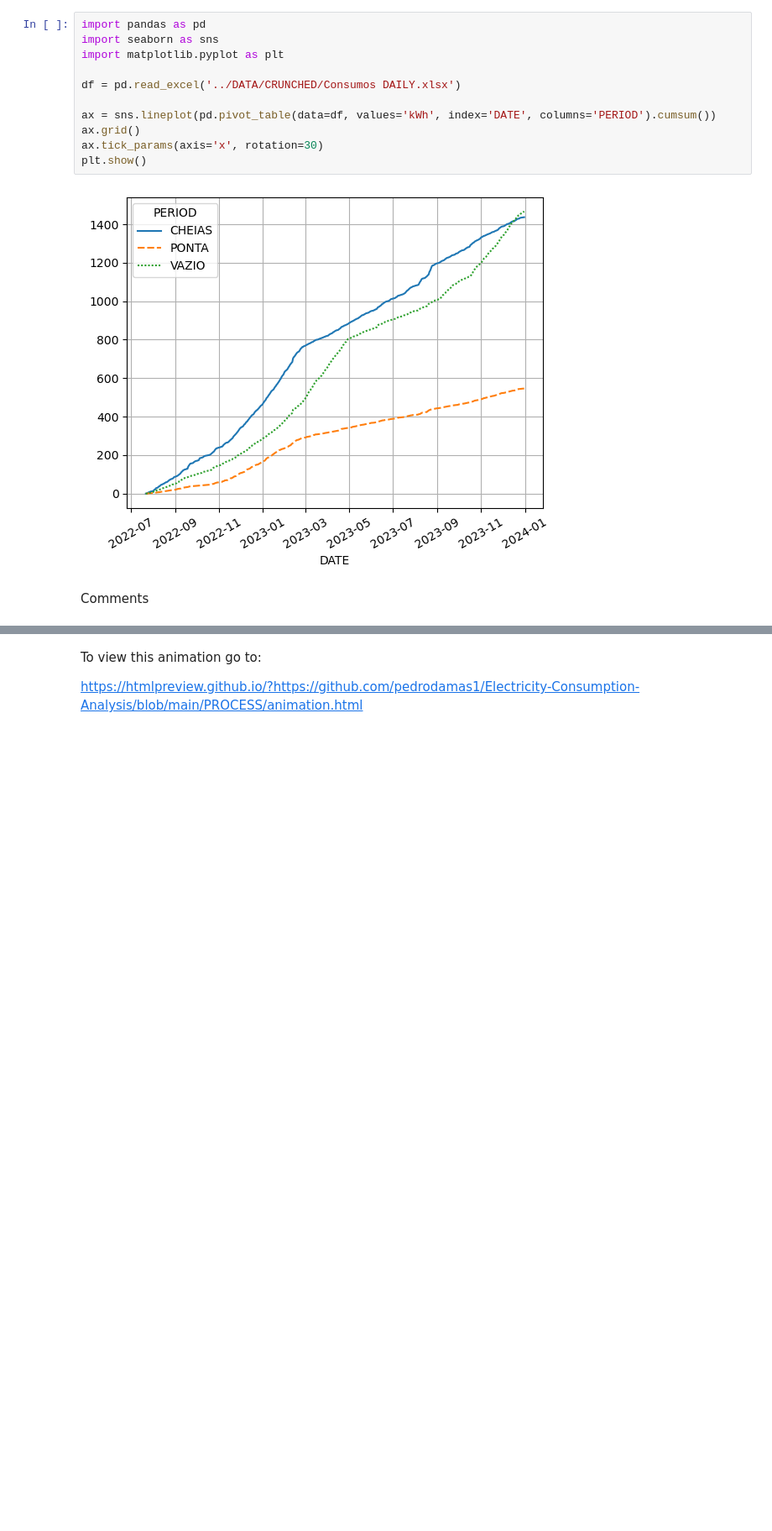
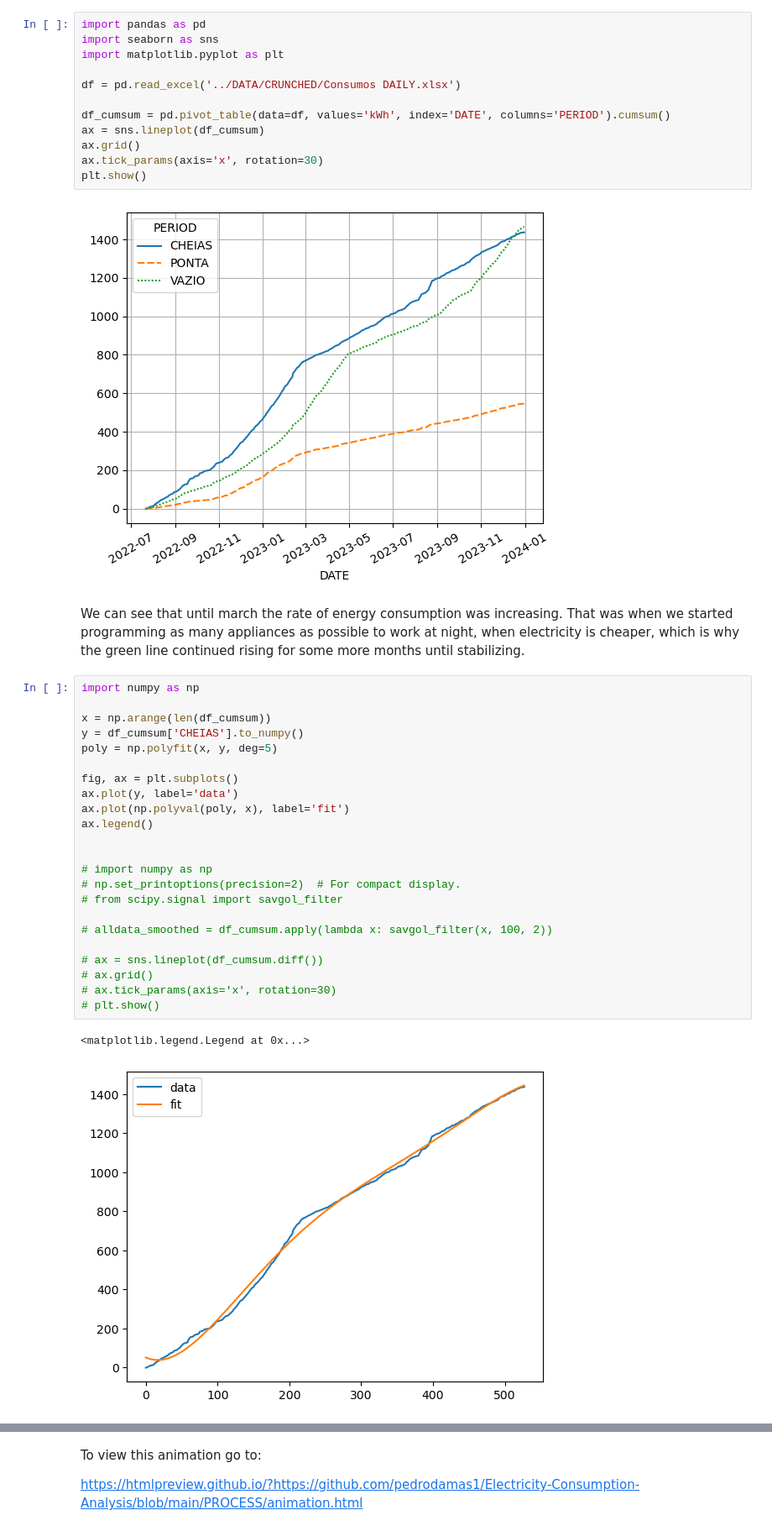
Before and after one commit to pedrodamas1/Electricity-Consumption-Analysis, a Jupyter notebook: PROCESS/6 - visualization.ipynb, the cells around one changed output, grey strips where cells are left out. Shown: that part at 84% size. Cells and saved outputs as stored; diff of their text form; blank space fills up the shorter version.

```diff
--- a/PROCESS/6 - visualization.ipynb
+++ b/PROCESS/6 - visualization.ipynb
@@ -22,11 +22,38 @@ import matplotlib.pyplot as plt
 
 df = pd.read_excel('../DATA/CRUNCHED/Consumos DAILY.xlsx')
 
-ax = sns.lineplot(pd.pivot_table(data=df, values='kWh', index='DATE', columns='PERIOD').cumsum())
+df_cumsum = pd.pivot_table(data=df, values='kWh', index='DATE', columns='PERIOD').cumsum()
+ax = sns.lineplot(df_cumsum)
 ax.grid()
 ax.tick_params(axis='x', rotation=30)
 plt.show()
 # %% [output]
 [figure]
-# %% [markdown]
-Comments
+# %% [markdown]
+We can see that until march the rate of energy consumption was increasing. That was when we started programming as many appliances as possible to work at night, when electricity is cheaper, which is why the green line continued rising for some more months until stabilizing.
+# %%
+import numpy as np
+
+x = np.arange(len(df_cumsum))
+y = df_cumsum['CHEIAS'].to_numpy()
+poly = np.polyfit(x, y, deg=5)
+
+fig, ax = plt.subplots()
+ax.plot(y, label='data')
+ax.plot(np.polyval(poly, x), label='fit')
+ax.legend()
+
+
+# import numpy as np
+# np.set_printoptions(precision=2)  # For compact display.
+# from scipy.signal import savgol_filter
+
+# alldata_smoothed = df_cumsum.apply(lambda x: savgol_filter(x, 100, 2))
+
+# ax = sns.lineplot(df_cumsum.diff())
+# ax.grid()
+# ax.tick_params(axis='x', rotation=30)
+# plt.show()
+# %% [output]
+<matplotlib.legend.Legend at 0x...>
+[figure, added]
```
Also changed, not shown: parts of 2 cells of this notebook, 1 other file.
